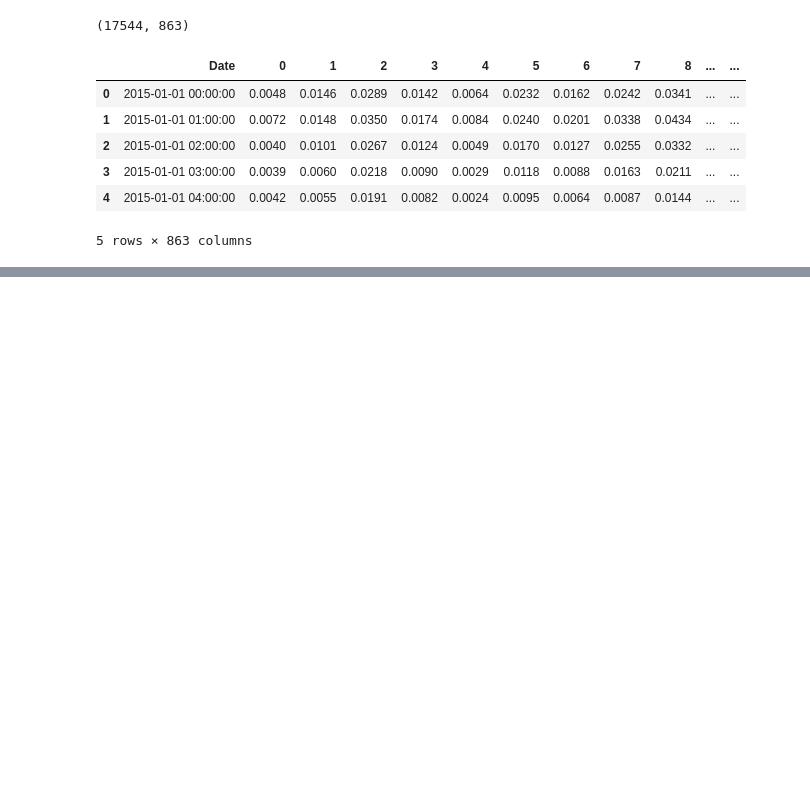
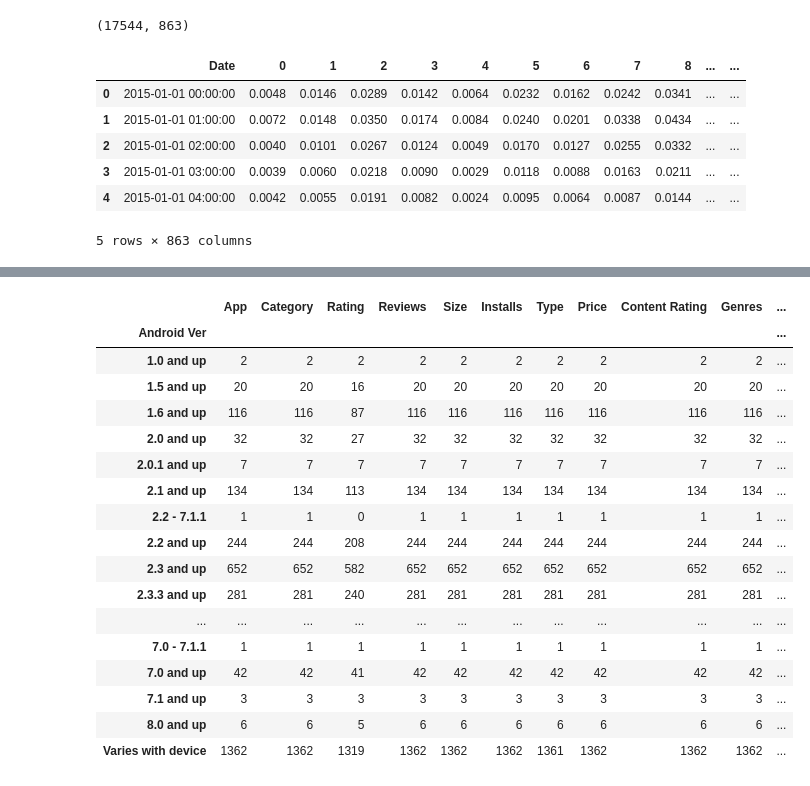
Before and after one commit to Jagunmolu/pandas_data_cleaning, a Jupyter notebook: day_seven/traffic_data_analysis.ipynb, the cells around one changed output, grey strips where cells are left out. Drawn from its saved outputs; the diff is of its cells as text; code cells hidden in the pictures; blank space fills up the shorter version.

```diff
--- a/day_seven/traffic_data_analysis.ipynb
+++ b/day_seven/traffic_data_analysis.ipynb
@@ -21,0 +40,4 @@ df.head()
+# %%
+df1 = pd.read_csv("googleplaystore.csv")
+print(df1.shape)
+df1.head()
@@ -21,0 +64,21 @@ df.head()
+# %%
+df1.groupby("Android Ver").count()
+# %% [output]
+|  | App | Category | Rating | Reviews | Size | Installs | Type | Price | Content Rating | Genres | ... |
+| Android Ver |  |  |  |  |  |  |  |  |  |  | ... |
+| 1.0 and up | 2 | 2 | 2 | 2 | 2 | 2 | 2 | 2 | 2 | 2 | ... |
+| 1.5 and up | 20 | 20 | 16 | 20 | 20 | 20 | 20 | 20 | 20 | 20 | ... |
+| 1.6 and up | 116 | 116 | 87 | 116 | 116 | 116 | 116 | 116 | 116 | 116 | ... |
+| 2.0 and up | 32 | 32 | 27 | 32 | 32 | 32 | 32 | 32 | 32 | 32 | ... |
+| 2.0.1 and up | 7 | 7 | 7 | 7 | 7 | 7 | 7 | 7 | 7 | 7 | ... |
+| 2.1 and up | 134 | 134 | 113 | 134 | 134 | 134 | 134 | 134 | 134 | 134 | ... |
+| 2.2 - 7.1.1 | 1 | 1 | 0 | 1 | 1 | 1 | 1 | 1 | 1 | 1 | ... |
+| 2.2 and up | 244 | 244 | 208 | 244 | 244 | 244 | 244 | 244 | 244 | 244 | ... |
+| 2.3 and up | 652 | 652 | 582 | 652 | 652 | 652 | 652 | 652 | 652 | 652 | ... |
+| 2.3.3 and up | 281 | 281 | 240 | 281 | 281 | 281 | 281 | 281 | 281 | 281 | ... |
+| ... | ... | ... | ... | ... | ... | ... | ... | ... | ... | ... | ... |
+| 7.0 - 7.1.1 | 1 | 1 | 1 | 1 | 1 | 1 | 1 | 1 | 1 | 1 | ... |
+| 7.0 and up | 42 | 42 | 41 | 42 | 42 | 42 | 42 | 42 | 42 | 42 | ... |
+| 7.1 and up | 3 | 3 | 3 | 3 | 3 | 3 | 3 | 3 | 3 | 3 | ... |
+| 8.0 and up | 6 | 6 | 5 | 6 | 6 | 6 | 6 | 6 | 6 | 6 | ... |
+| Varies with device | 1362 | 1362 | 1319 | 1362 | 1362 | 1362 | 1361 | 1362 | 1362 | 1362 | ... |
```
Also changed, not shown: parts of 4 cells of this notebook, 4 other files.
